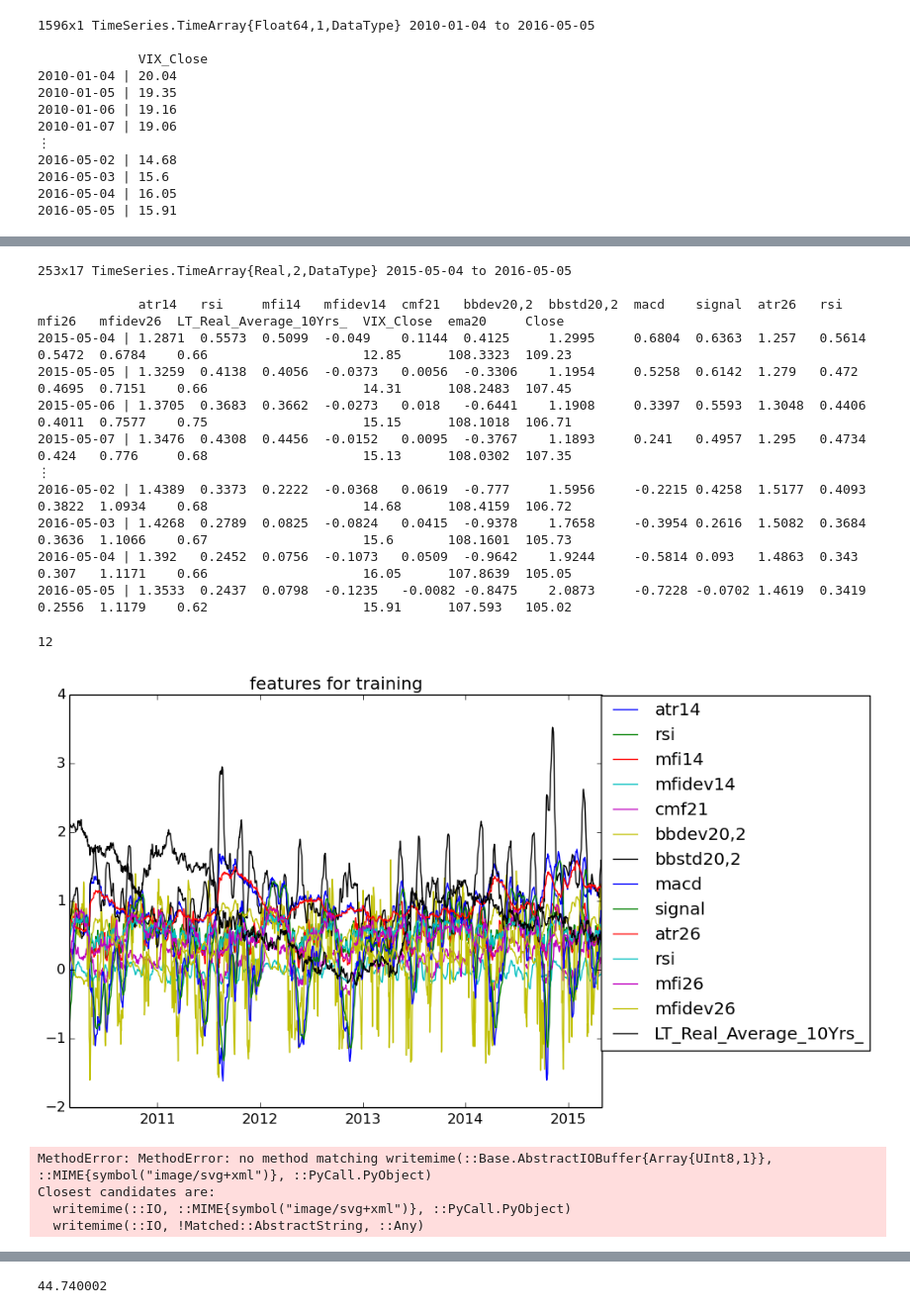
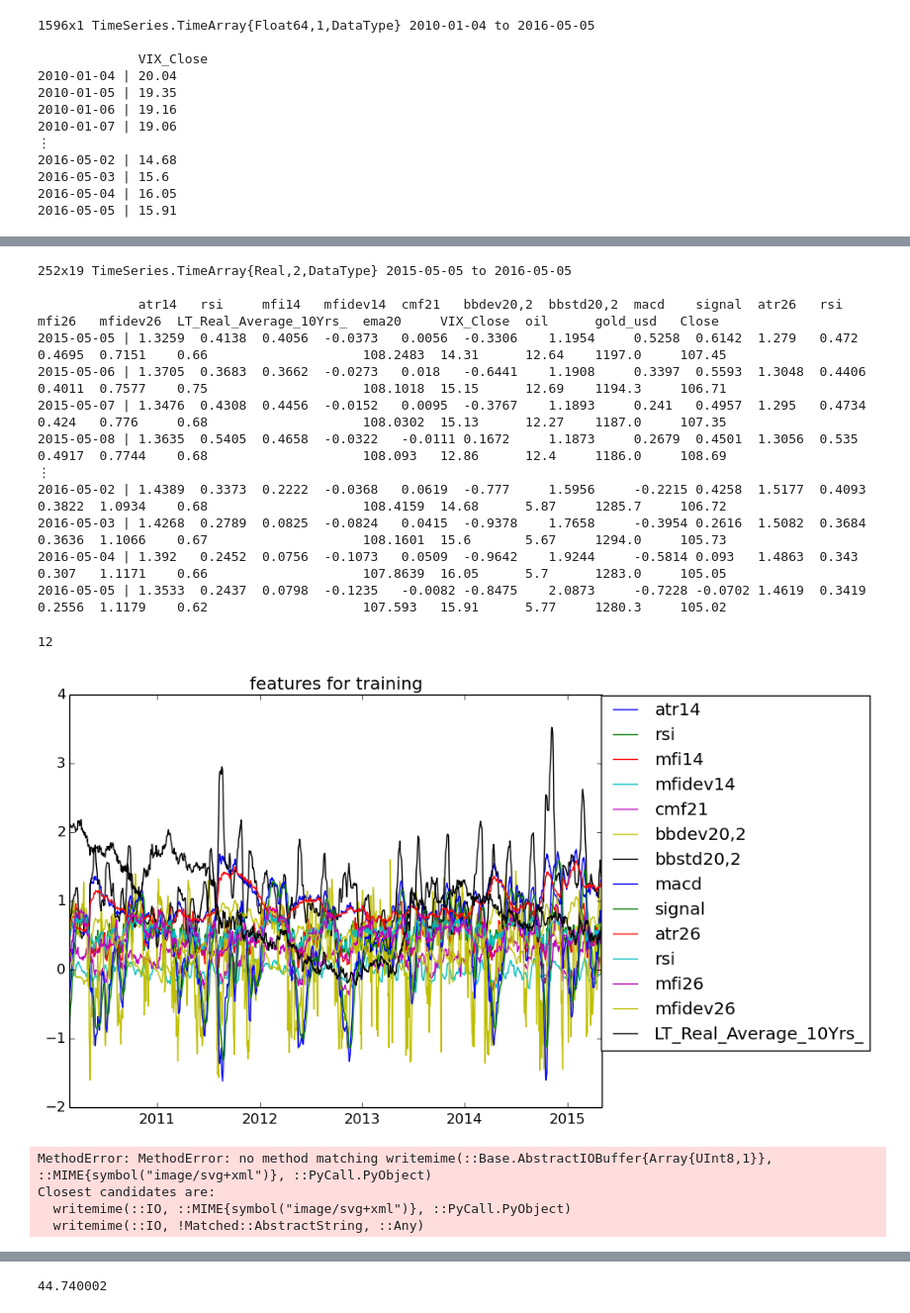
Before and after one commit to littlepanic72/FinancialData, a Jupyter notebook: financialdata.ipynb, the cells around one changed output, grey strips where cells are left out. Shown at 99% size. Drawn from its saved outputs; the diff is of its cells as text; code cells hidden in the pictures.

```diff
--- a/financialdata.ipynb
+++ b/financialdata.ipynb
@@ -75,5 +67,5 @@ vixarray=TimeArray(vix.timestamp,vix.values[:,end],[vix.colnames[end]])
 2016-05-04 | 16.05
 2016-05-05 | 15.91
 # %%
-treasuryarray=quandl("USTREASURY/REALLONGTERM", startdate)
+ustreasuryarray=quandl("USTREASURY/REALLONGTERM", startdate)
 # %% [output]
@@ -94,0 +84,3 @@ treasuryarray=quandl("USTREASURY/REALLONGTERM", startdate)
+# %%
+oil=quandl("EOD/OIL", startdate)
+oilarray=TimeArray(oil.timestamp,oil.values[:,end-1],["oil"])
@@ -94,0 +100,3 @@ treasuryarray=quandl("USTREASURY/REALLONGTERM", startdate)
+# %%
+gold=quandl("WGC/GOLD_DAILY_USD", startdate)
+goldarray=TimeArray(gold.timestamp,gold.values[:,end],["gold_usd"])
@@ -283,9 +304,11 @@ featurearray=mergetimearray(featurearray,atr26array);
 featurearray=mergetimearray(featurearray,rsi26array);
 featurearray=mergetimearray(featurearray,mfi26array);
 featurearray=mergetimearray(featurearray,mfidev26array);
-featurearray=mergetimearray(featurearray,treasuryarray);
+featurearray=mergetimearray(featurearray,ustreasuryarray);
+featurearray=mergetimearray(featurearray,emaarray);
 featurearray=mergetimearray(featurearray,vixarray);
-featurearray=mergetimearray(featurearray,emaarray);
+featurearray=mergetimearray(featurearray,oilarray);
+featurearray=mergetimearray(featurearray,goldarray);
 # %%
 featurearray1=mergetimearray(featurearray,rangeindexarray);
 # %%
@@ -316,18 +339,18 @@ oldfeatures=TimeArray(featurearray1.timestamp[1:sidx],featurearray1.values[1:sid
 # %%
 newfeatures=TimeArray(featurearray2.timestamp[sidx+1:end],featurearray2.values[sidx+1:end,:],featurearray2.colnames)
 # %% [output]
-253x17 TimeSeries.TimeArray{Real,2,DataType} 2015-05-04 to 2016-05-05
+252x19 TimeSeries.TimeArray{Real,2,DataType} 2015-05-05 to 2016-05-05
 
-             atr14   rsi     mfi14   mfidev14  cmf21   bbdev20,2  bbstd20,2  macd    signal  atr26   rsi     mfi26   mfidev26  LT_Real_Average_10Yrs_  VIX_Close  ema20     Close
-2015-05-04 | 1.2871  0.5573  0.5099  -0.049    0.1144  0.4125     1.2995     0.6804  0.6363  1.257   0.5614  0.5472  0.6784    0.66                    12.85      108.3323  109.23
-2015-05-05 | 1.3259  0.4138  0.4056  -0.0373   0.0056  -0.3306    1.1954     0.5258  0.6142  1.279   0.472   0.4695  0.7151    0.66                    14.31      108.2483  107.45
-2015-05-06 | 1.3705  0.3683  0.3662  -0.0273   0.018   -0.6441    1.1908     0.3397  0.5593  1.3048  0.4406  0.4011  0.7577    0.75                    15.15      108.1018  106.71
-2015-05-07 | 1.3476  0.4308  0.4456  -0.0152   0.0095  -0.3767    1.1893     0.241   0.4957  1.295   0.4734  0.424   0.776     0.68                    15.13      108.0302  107.35
+             atr14   rsi     mfi14   mfidev14  cmf21   bbdev20,2  bbstd20,2  macd    signal  atr26   rsi     mfi26   mfidev26  LT_Real_Average_10Yrs_  ema20     VIX_Close  oil      gold_usd   Close
+2015-05-05 | 1.3259  0.4138  0.4056  -0.0373   0.0056  -0.3306    1.1954     0.5258  0.6142  1.279   0.472   0.4695  0.7151    0.66                    108.2483  14.31      12.64    1197.0     107.45
+2015-05-06 | 1.3705  0.3683  0.3662  -0.0273   0.018   -0.6441    1.1908     0.3397  0.5593  1.3048  0.4406  0.4011  0.7577    0.75                    108.1018  15.15      12.69    1194.3     106.71
+2015-05-07 | 1.3476  0.4308  0.4456  -0.0152   0.0095  -0.3767    1.1893     0.241   0.4957  1.295   0.4734  0.424   0.776     0.68                    108.0302  15.13      12.27    1187.0     107.35
+2015-05-08 | 1.3635  0.5405  0.4658  -0.0322   -0.0111 0.1672     1.1873     0.2679  0.4501  1.3056  0.535   0.4917  0.7744    0.68                    108.093   12.86      12.4     1186.0     108.69
 ⋮
-2016-05-02 | 1.4389  0.3373  0.2222  -0.0368   0.0619  -0.777     1.5956     -0.2215 0.4258  1.5177  0.4093  0.3822  1.0934    0.68                    14.68      108.4159  106.72
-2016-05-03 | 1.4268  0.2789  0.0825  -0.0824   0.0415  -0.9378    1.7658     -0.3954 0.2616  1.5082  0.3684  0.3636  1.1066    0.67                    15.6       108.1601  105.73
-2016-05-04 | 1.392   0.2452  0.0756  -0.1073   0.0509  -0.9642    1.9244     -0.5814 0.093   1.4863  0.343   0.307   1.1171    0.66                    16.05      107.8639  105.05
-2016-05-05 | 1.3533  0.2437  0.0798  -0.1235   -0.0082 -0.8475    2.0873     -0.7228 -0.0702 1.4619  0.3419  0.2556  1.1179    0.62                    15.91      107.593   105.02
+2016-05-02 | 1.4389  0.3373  0.2222  -0.0368   0.0619  -0.777     1.5956     -0.2215 0.4258  1.5177  0.4093  0.3822  1.0934    0.68                    108.4159  14.68      5.87     1285.7     106.72
+2016-05-03 | 1.4268  0.2789  0.0825  -0.0824   0.0415  -0.9378    1.7658     -0.3954 0.2616  1.5082  0.3684  0.3636  1.1066    0.67                    108.1601  15.6       5.67     1294.0     105.73
+2016-05-04 | 1.392   0.2452  0.0756  -0.1073   0.0509  -0.9642    1.9244     -0.5814 0.093   1.4863  0.343   0.307   1.1171    0.66                    107.8639  16.05      5.7      1283.0     105.05
+2016-05-05 | 1.3533  0.2437  0.0798  -0.1235   -0.0082 -0.8475    2.0873     -0.7228 -0.0702 1.4619  0.3419  0.2556  1.1179    0.62                    107.593   15.91      5.77     1280.3     105.02
 # %%
 closeidx=findfirst(oldfeatures.colnames,"Close")
 rsi26idx=findlast(oldfeatures.colnames,"rsi")
@@ -335,12 +358,12 @@ mfi26idx=findfirst(oldfeatures.colnames,"mfi26")
 # %% [output]
 12
 # %%
-ignore=3;
+ignore=5;
 plot(oldfeatures.timestamp,oldfeatures.values[:,1:closeidx-ignore])
 legend(oldfeatures.colnames[1:closeidx-ignore],bbox_to_anchor=(1.52, 1.02))
 title("features for training")
 # %% [output]
-[figure, old version]
+[figure, new version]
 MethodError: MethodError: no method matching writemime(::Base.AbstractIOBuffer{Array{UInt8,1}}, ::MIME{symbol("image/svg+xml")}, ::PyCall.PyObject)
 Closest candidates are:
   writemime(::IO, ::MIME{symbol("image/svg+xml")}, ::PyCall.PyObject)
```
Also changed, not shown: parts of 24 cells of this notebook.
